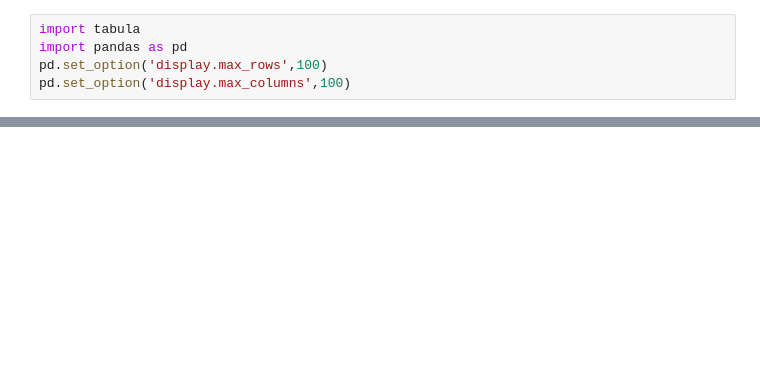
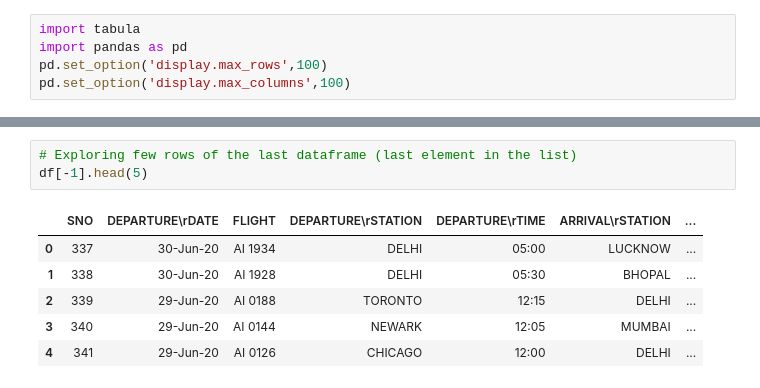
Before and after one commit to etegaurav/Projects, a Jupyter notebook: Extract_PDF_information_using_google_colab.ipynb, the cells around one changed output, grey strips where cells are left out. Cells and saved outputs as stored; diff of their text form; blank space fills up the shorter version.

```diff
--- a/Extract_PDF_information_using_google_colab.ipynb
+++ b/Extract_PDF_information_using_google_colab.ipynb
@@ -224,0 +74,10 @@ output = df_phase3.to_excel('phase3_schedule.xlsx')
+# %%
+# Exploring few rows of the last dataframe (last element in the list)
+df[-1].head(5)
+# %% [output]
+|  | SNO | DEPARTURE\rDATE | FLIGHT | DEPARTURE\rSTATION | DEPARTURE\rTIME | ARRIVAL\rSTATION | ... |
+| 0 | 337 | 30-Jun-20 | AI 1934 | DELHI | 05:00 | LUCKNOW | ... |
+| 1 | 338 | 30-Jun-20 | AI 1928 | DELHI | 05:30 | BHOPAL | ... |
+| 2 | 339 | 29-Jun-20 | AI 0188 | TORONTO | 12:15 | DELHI | ... |
+| 3 | 340 | 29-Jun-20 | AI 0144 | NEWARK | 12:05 | MUMBAI | ... |
+| 4 | 341 | 29-Jun-20 | AI 0126 | CHICAGO | 12:00 | DELHI | ... |
```
Also changed, not shown: parts of 73 cells of this notebook.
